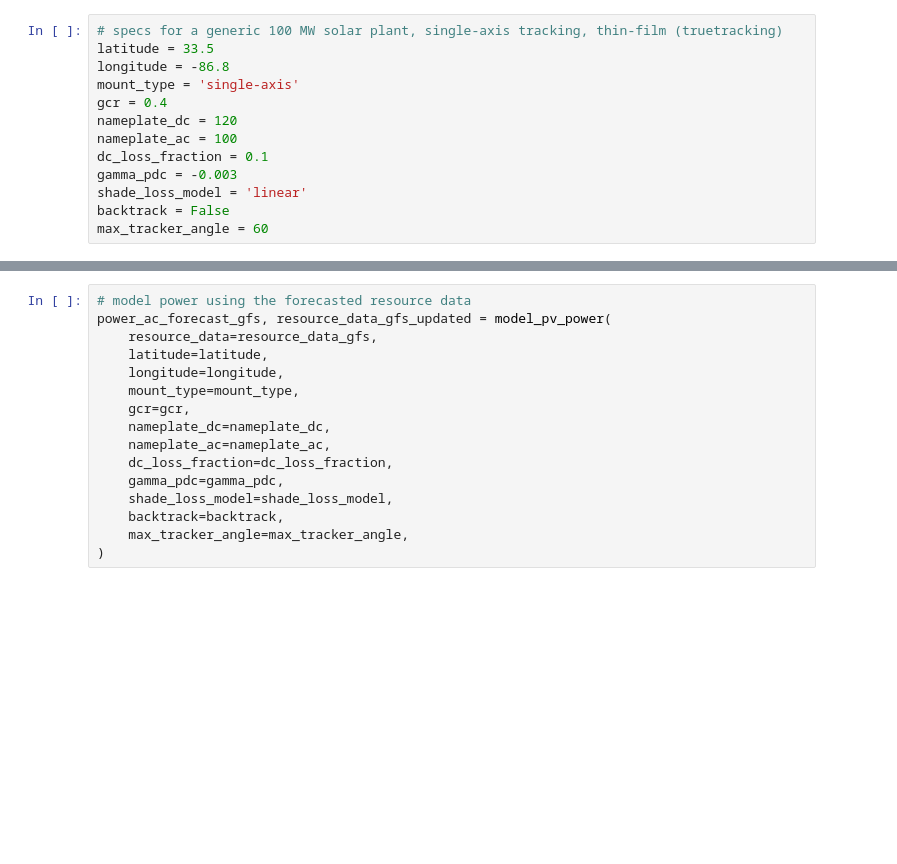
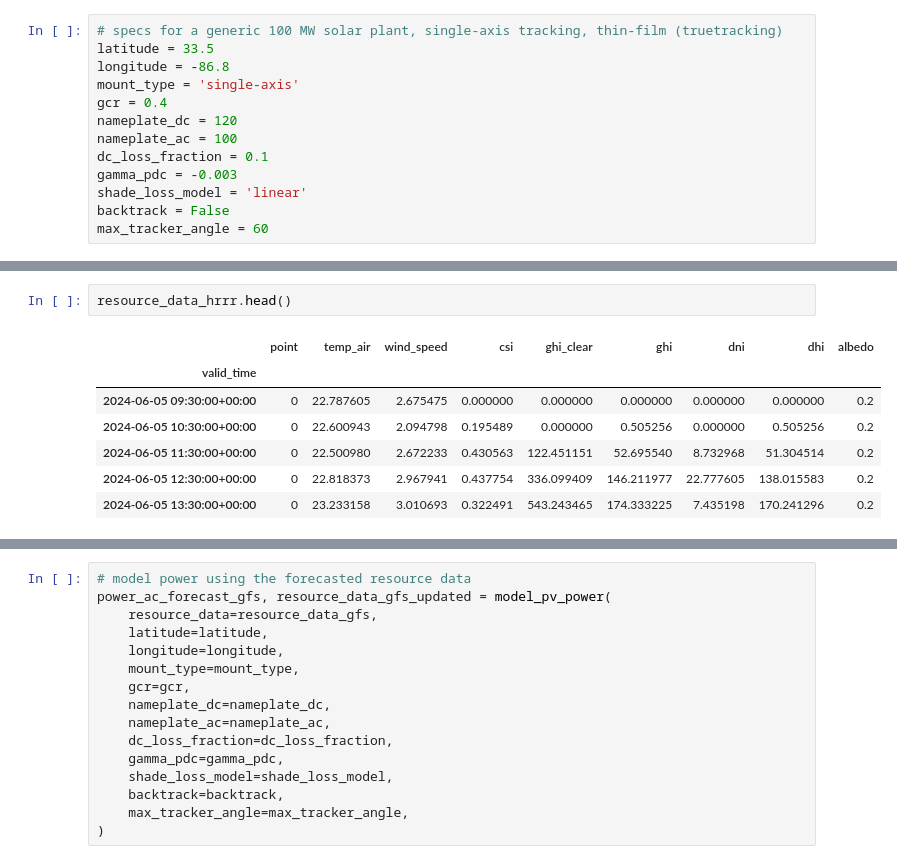
Before and after one commit to williamhobbs/energy-forecasting-tools, a Jupyter notebook: solar_example.ipynb, the cells around one changed output, grey strips where cells are left out. Drawn from its saved outputs; the diff is of its cells as text; blank space fills up the shorter version.

```diff
--- a/solar_example.ipynb
+++ b/solar_example.ipynb
@@ -45,0 +76,10 @@ max_tracker_angle = 60
+# %%
+resource_data_hrrr.head()
+# %% [output]
+|  | point | temp_air | wind_speed | csi | ghi_clear | ghi | dni | dhi | albedo |
+| valid_time |  |  |  |  |  |  |  |  |  |
+| 2024-06-05 09:30:00+00:00 | 0 | 22.787605 | 2.675475 | 0.000000 | 0.000000 | 0.000000 | 0.000000 | 0.000000 | 0.2 |
+| 2024-06-05 10:30:00+00:00 | 0 | 22.600943 | 2.094798 | 0.195489 | 0.000000 | 0.505256 | 0.000000 | 0.505256 | 0.2 |
+| 2024-06-05 11:30:00+00:00 | 0 | 22.500980 | 2.672233 | 0.430563 | 122.451151 | 52.695540 | 8.732968 | 51.304514 | 0.2 |
+| 2024-06-05 12:30:00+00:00 | 0 | 22.818373 | 2.967941 | 0.437754 | 336.099409 | 146.211977 | 22.777605 | 138.015583 | 0.2 |
+| 2024-06-05 13:30:00+00:00 | 0 | 23.233158 | 3.010693 | 0.322491 | 543.243465 | 174.333225 | 7.435198 | 170.241296 | 0.2 |
```
Also changed, not shown: parts of 9 cells of this notebook, 1 other file.
